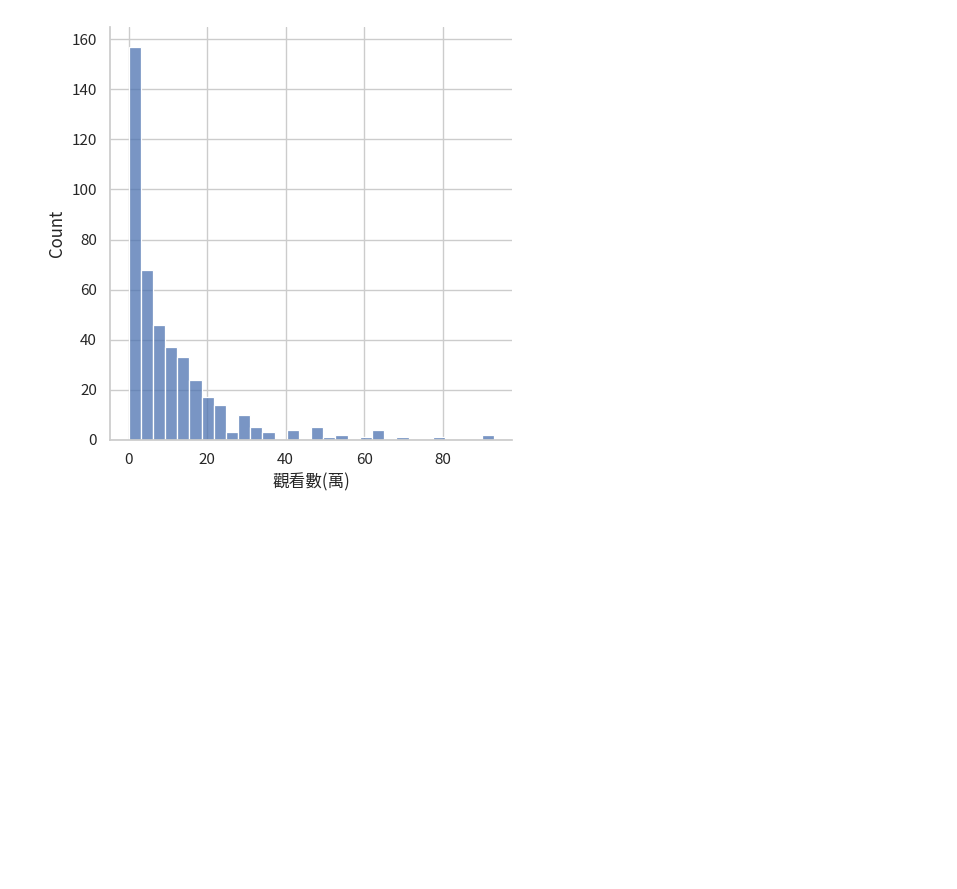
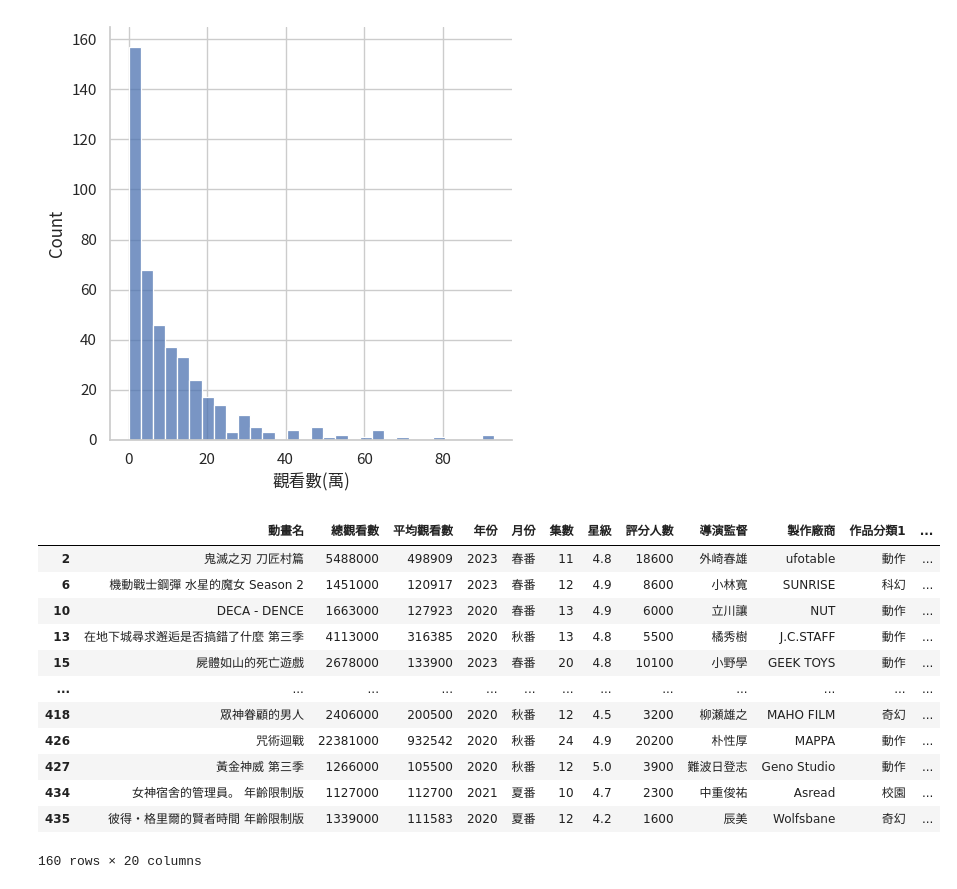
Before and after one commit to hsiaoyt0923/Anime_View_Number_Regression, a Jupyter notebook: graph.ipynb, the cells around one changed output. Saved outputs shown, nothing was run; the diff lists cells and outputs as text; code cells hidden in the pictures; blank space fills up the shorter version.

```diff
--- a/graph.ipynb
+++ b/graph.ipynb
@@ -64,3 +64,20 @@ sns.displot(data=df, x='觀看數(萬)')
 # %% [output]
 <seaborn.axisgrid.FacetGrid at 0x...>
 [figure]
+# %%
+df1 = df[df.平均觀看數 > 100000]
+df1
+# %% [output]
+|  | 動畫名 | 總觀看數 | 平均觀看數 | 年份 | 月份 | 集數 | 星級 | 評分人數 | 導演監督 | 製作廠商 | 作品分類1 | ... |
+| 2 | 鬼滅之刃 刀匠村篇 | 5488000 | 498909 | 2023 | 春番 | 11 | 4.8 | 18600 | 外崎春雄 | ufotable | 動作 | ... |
+| 6 | 機動戰士鋼彈 水星的魔女 Season 2 | 1451000 | 120917 | 2023 | 春番 | 12 | 4.9 | 8600 | ⼩林寬 | SUNRISE | 科幻 | ... |
+| 10 | DECA - DENCE | 1663000 | 127923 | 2020 | 春番 | 13 | 4.9 | 6000 | 立川讓 | NUT | 動作 | ... |
+| 13 | 在地下城尋求邂逅是否搞錯了什麼 第三季 | 4113000 | 316385 | 2020 | 秋番 | 13 | 4.8 | 5500 | 橘秀樹 | J.C.STAFF | 動作 | ... |
+| 15 | 屍體如山的死亡遊戲 | 2678000 | 133900 | 2023 | 春番 | 20 | 4.8 | 10100 | 小野學 | GEEK TOYS | 動作 | ... |
+| ... | ... | ... | ... | ... | ... | ... | ... | ... | ... | ... | ... | ... |
+| 418 | 眾神眷顧的男人 | 2406000 | 200500 | 2020 | 秋番 | 12 | 4.5 | 3200 | 柳瀬雄之 | MAHO FILM | 奇幻 | ... |
+| 426 | 咒術迴戰 | 22381000 | 932542 | 2020 | 秋番 | 24 | 4.9 | 20200 | 朴性厚 | MAPPA | 動作 | ... |
+| 427 | 黃金神威 第三季 | 1266000 | 105500 | 2020 | 秋番 | 12 | 5.0 | 3900 | 難波日登志 | Geno Studio | 動作 | ... |
+| 434 | 女神宿舍的管理員。 年齡限制版 | 1127000 | 112700 | 2021 | 夏番 | 10 | 4.7 | 2300 | 中重俊祐 | Asread | 校園 | ... |
+| 435 | 彼得・格里爾的賢者時間 年齡限制版 | 1339000 | 111583 | 2020 | 夏番 | 12 | 4.2 | 1600 | 辰美 | Wolfsbane | 奇幻 | ... |
+160 rows × 20 columns
```
Also changed, not shown: parts of 1 cell of this notebook, 1 other file.
